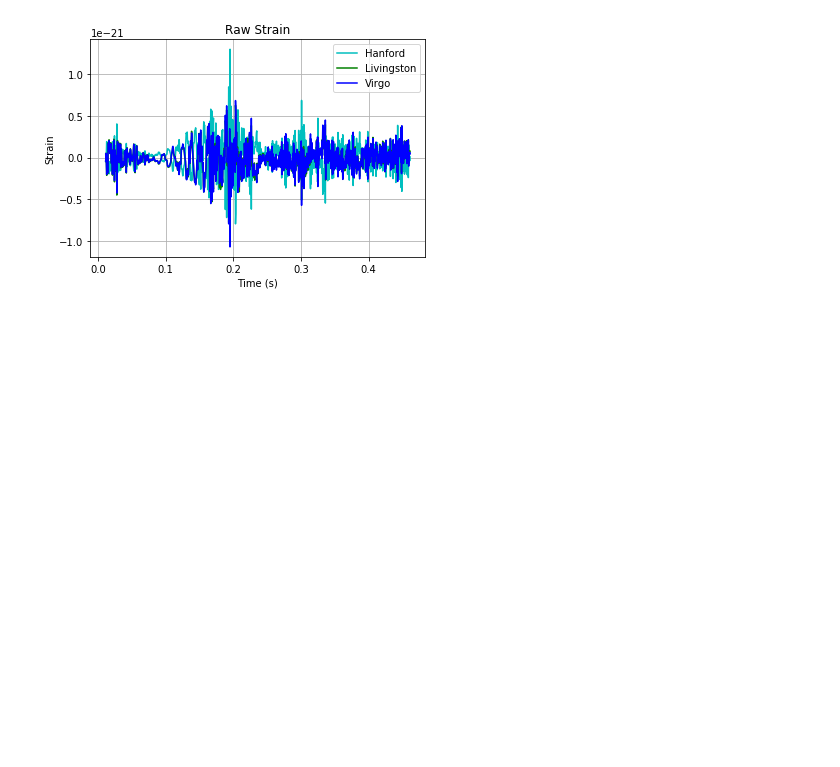
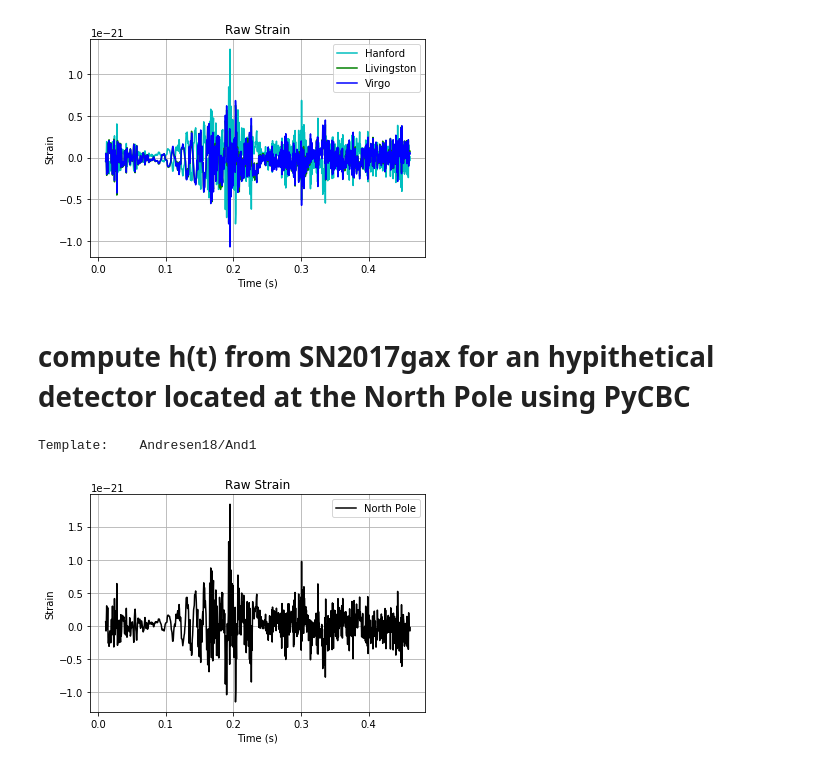
Before and after one commit to yoanymora/gravitational_waves, a Jupyter notebook: supernovae_strain/supernovae_raw_strain.ipynb, the cells around one changed output. Cells and saved outputs as stored; diff of their text form; code cells hidden in the pictures; blank space fills up the shorter version.

Commit message:
SN2017gax raw strain
compute SN2017gax raw strain for LIGO, VIRGO and an hypothetical detector located at the North Pole with PyCBC

```diff
--- a/supernovae_strain/supernovae_raw_strain.ipynb
+++ b/supernovae_strain/supernovae_raw_strain.ipynb
@@ -71,3 +71,51 @@ Template:    Andresen18/And1
 [figure]
 [figure]
 [figure]
+# %% [markdown]
+# compute h(t) from SN2017gax for an hypithetical detector located at the North Pole using PyCBC
+# %%
+import GW_CCSNeFromCatalog
+import numpy as np
+import GW_Template
+import pycbc
+from pycbc import detector
+import pylab
+
+# choose a template
+approx = 'And1' # ('And1','Dim1','Ott1','Yak1')
+
+# read and plot raw template
+# compute hp, hc from raw data
+t, hp, hc, h = GW_CCSNeFromCatalog.Read(approx,0)
+
+# source parameters: SN2017gax
+theta = 1.23918376892 # right ascension
+phi = -1.02974425868 # declination
+psi = 0.2 # random polarization angle
+
+# compute antenna pattern
+fp, fc = pycbc.detector.overhead_antenna_pattern(phi, theta, psi)
+# if you're curious about the numbers
+#print(lab_name[index],
+#      "fp: %s, fc: %s" % (str(fp), str(fc))
+#     )
+
+# set h(t)
+h = []
+h.append(hp * fp + hc * fc)
+# if you're curious about the numbers
+# print("Strain: %s" % str(h))
+# plot single signal
+
+# plot every signal
+pylab.figure(1)
+pylab.plot(t, h[0], label = 'North Pole', color = 'k')
+pylab.title("Raw Strain")
+pylab.ylabel('Strain')
+pylab.xlabel('Time (s)')
+pylab.grid()
+pylab.legend()
+pylab.show()
+# %% [output]
+Template:    Andresen18/And1
+[figure, added]
```
